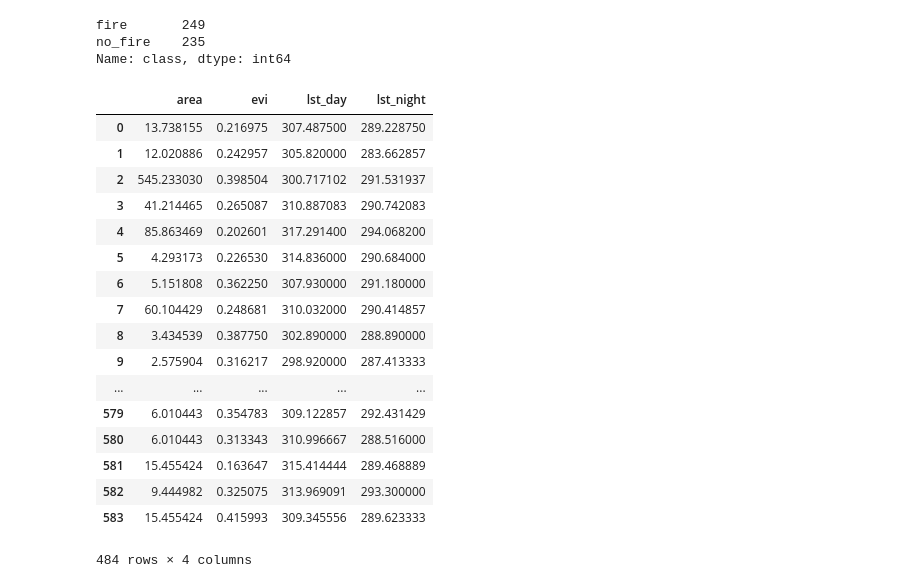
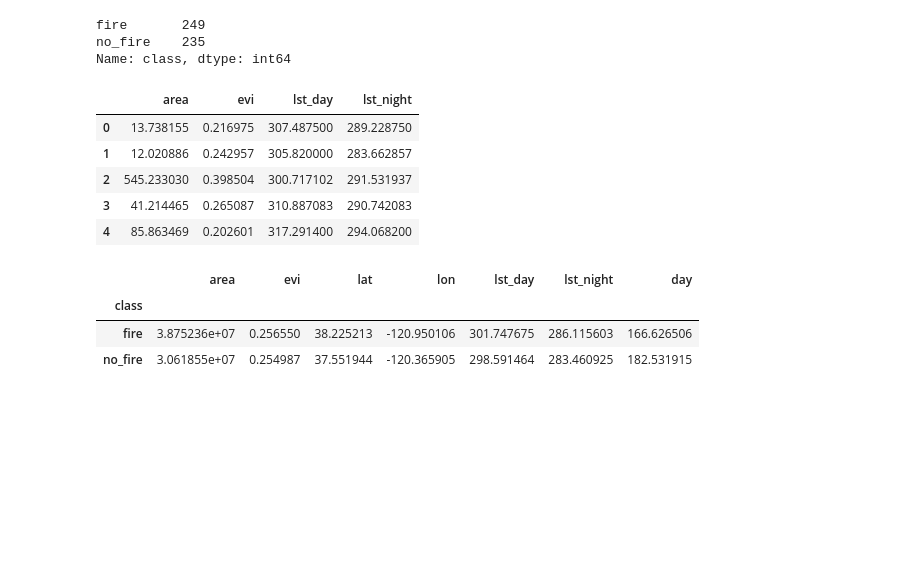
Before and after one commit to aniket-9/COGS-118B, a Jupyter notebook: SVM.ipynb, the cells around one changed output. Drawn from its saved outputs; the diff is of its cells as text; code cells hidden in the pictures; blank space fills up the shorter version.

```diff
--- a/SVM.ipynb
+++ b/SVM.ipynb
@@ -8,38 +8,33 @@ from sklearn.metrics import classification_report, confusion_matrix, accuracy_sc
 # %%
 wildfires = pd.read_csv('wildfires.csv')
 lst = ['time','lat','lon','class','day']
 wildfires.dropna(inplace=True)
 print(wildfires['class'].value_counts())
 X = wildfires.drop(lst, axis=1)
 y = wildfires['class']
 # y.replace('fire', 1,inplace=True)
 # y.replace('no_fire',0,inplace=True)
 X['area'] = X['area'].apply(lambda x: x/1000000)
-X
+X.head()
 # x = X.head(235)
 # x
 # x['lst_night'].mean()
 # %% [output]
 fire       249
 no_fire    235
 Name: class, dtype: int64
 |  | area | evi | lst_day | lst_night |
 | 0 | 13.738155 | 0.216975 | 307.487500 | 289.228750 |
 | 1 | 12.020886 | 0.242957 | 305.820000 | 283.662857 |
 | 2 | 545.233030 | 0.398504 | 300.717102 | 291.531937 |
 | 3 | 41.214465 | 0.265087 | 310.887083 | 290.742083 |
 | 4 | 85.863469 | 0.202601 | 317.291400 | 294.068200 |
-| 5 | 4.293173 | 0.226530 | 314.836000 | 290.684000 |
-| 6 | 5.151808 | 0.362250 | 307.930000 | 291.180000 |
-| 7 | 60.104429 | 0.248681 | 310.032000 | 290.414857 |
-| 8 | 3.434539 | 0.387750 | 302.890000 | 288.890000 |
-| 9 | 2.575904 | 0.316217 | 298.920000 | 287.413333 |
-| ... | ... | ... | ... | ... |
-| 579 | 6.010443 | 0.354783 | 309.122857 | 292.431429 |
-| 580 | 6.010443 | 0.313343 | 310.996667 | 288.516000 |
-| 581 | 15.455424 | 0.163647 | 315.414444 | 289.468889 |
-| 582 | 9.444982 | 0.325075 | 313.969091 | 293.300000 |
-| 583 | 15.455424 | 0.415993 | 309.345556 | 289.623333 |
-484 rows × 4 columns
+# %%
+wildfires.groupby('class').mean()
+# %% [output]
+|  | area | evi | lat | lon | lst_day | lst_night | day |
+| class |  |  |  |  |  |  |  |
+| fire | 3.875236e+07 | 0.256550 | 38.225213 | -120.950106 | 301.747675 | 286.115603 | 166.626506 |
+| no_fire | 3.061855e+07 | 0.254987 | 37.551944 | -120.365905 | 298.591464 | 283.460925 | 182.531915 |
 # %%
 # make training and testing sets
```
Also changed, not shown: parts of 19 cells of this notebook, 5 other files.
